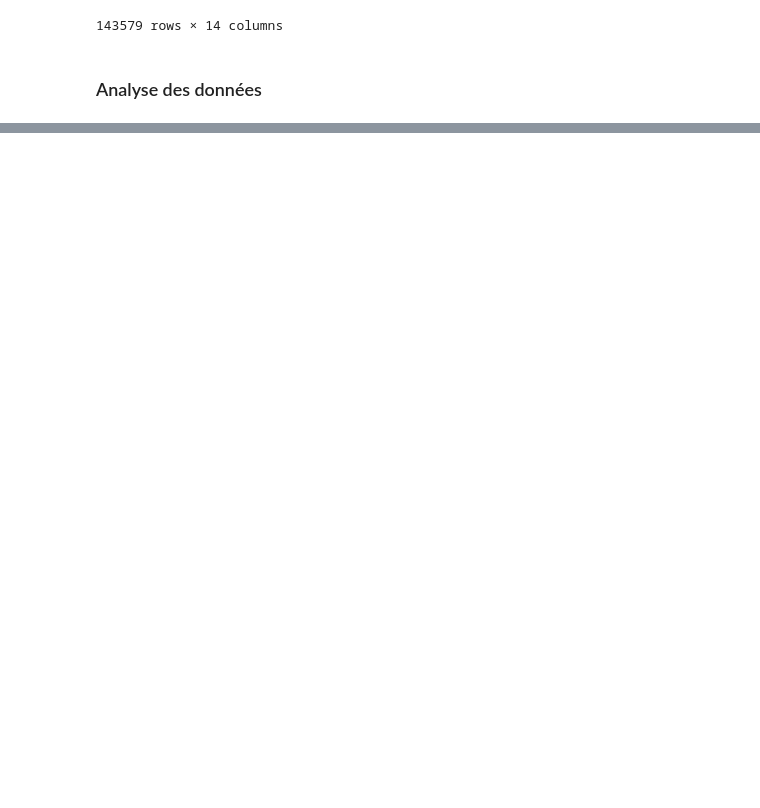
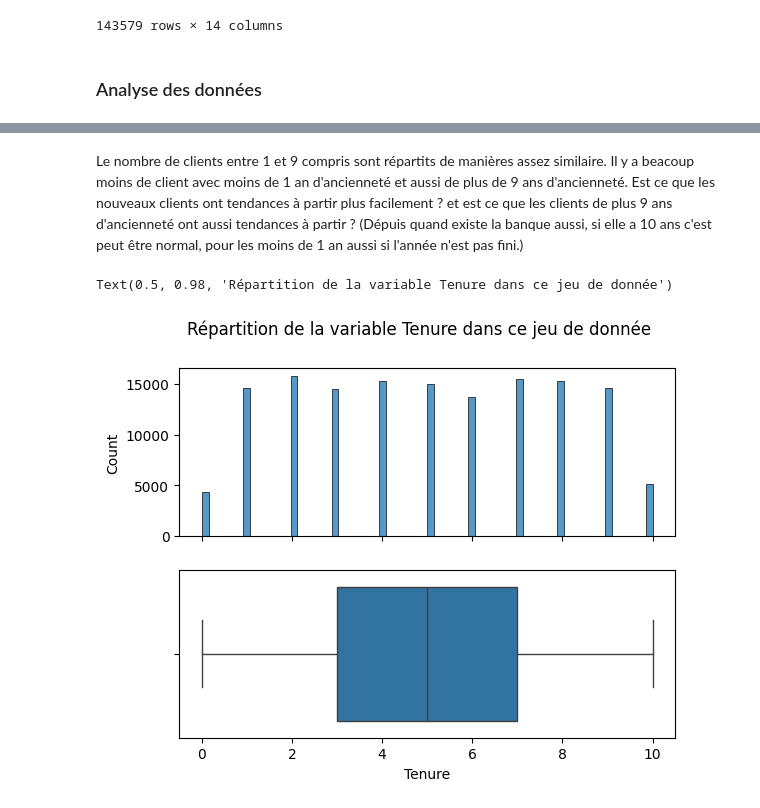
Before and after one commit to SimonGallien/mlpro-bank-churn, a Jupyter notebook: src/mlpro_bank_churn/bank-church.ipynb, the cells around one changed output, grey strips where cells are left out. Cells and saved outputs as stored; diff of their text form; code cells hidden in the pictures; blank space fills up the shorter version.

```diff
--- a/src/mlpro_bank_churn/bank-church.ipynb
+++ b/src/mlpro_bank_churn/bank-church.ipynb
@@ -69,0 +151,10 @@ df_train
+# %% [markdown]
+Le nombre de clients entre 1 et 9 compris sont répartits de manières assez similaire. Il y a beacoup moins de client avec moins de 1 an d'ancienneté et aussi de plus de 9 ans d'ancienneté. Est ce que les nouveaux clients ont tendances à partir plus facilement ? et est ce que les clients de plus 9 ans d'ancienneté ont aussi tendances à partir ? (Dépuis quand existe la banque aussi, si elle a 10 ans c'est peut être normal, pour les moins de 1 an aussi si l'année n'est pas fini.)
+# %%
+fig, ax = plt.subplots(2,1, sharex=True)
+sns.histplot(data=df_train, x="Tenure", ax=ax[0])
+sns.boxplot(data=df_train, x="Tenure", ax=ax[1])
+plt.suptitle("Répartition de la variable Tenure dans ce jeu de donnée")
+# %% [output]
+Text(0.5, 0.98, 'Répartition de la variable Tenure dans ce jeu de donnée')
+[figure, added]
```
Also changed, not shown: parts of 20 cells of this notebook.
